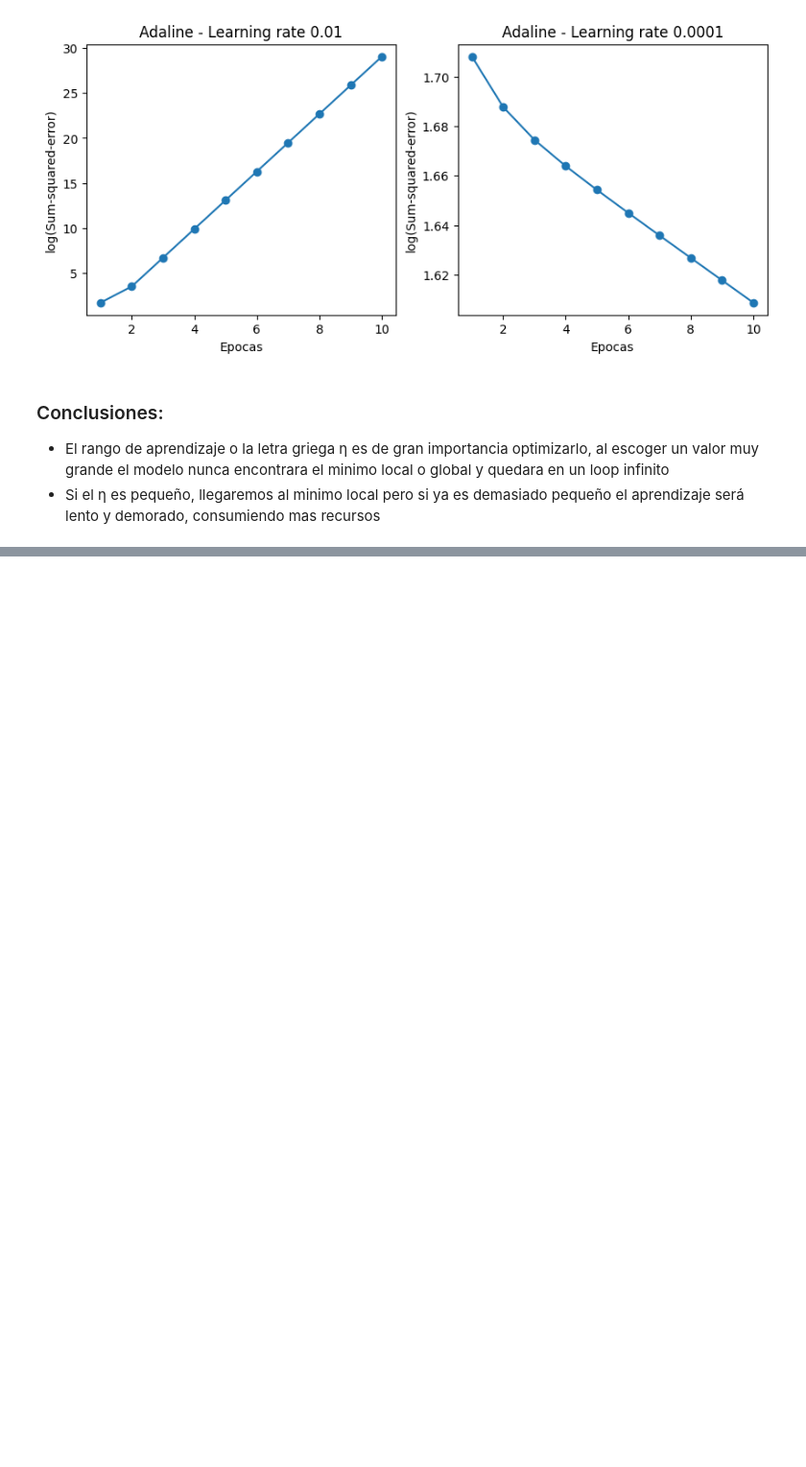
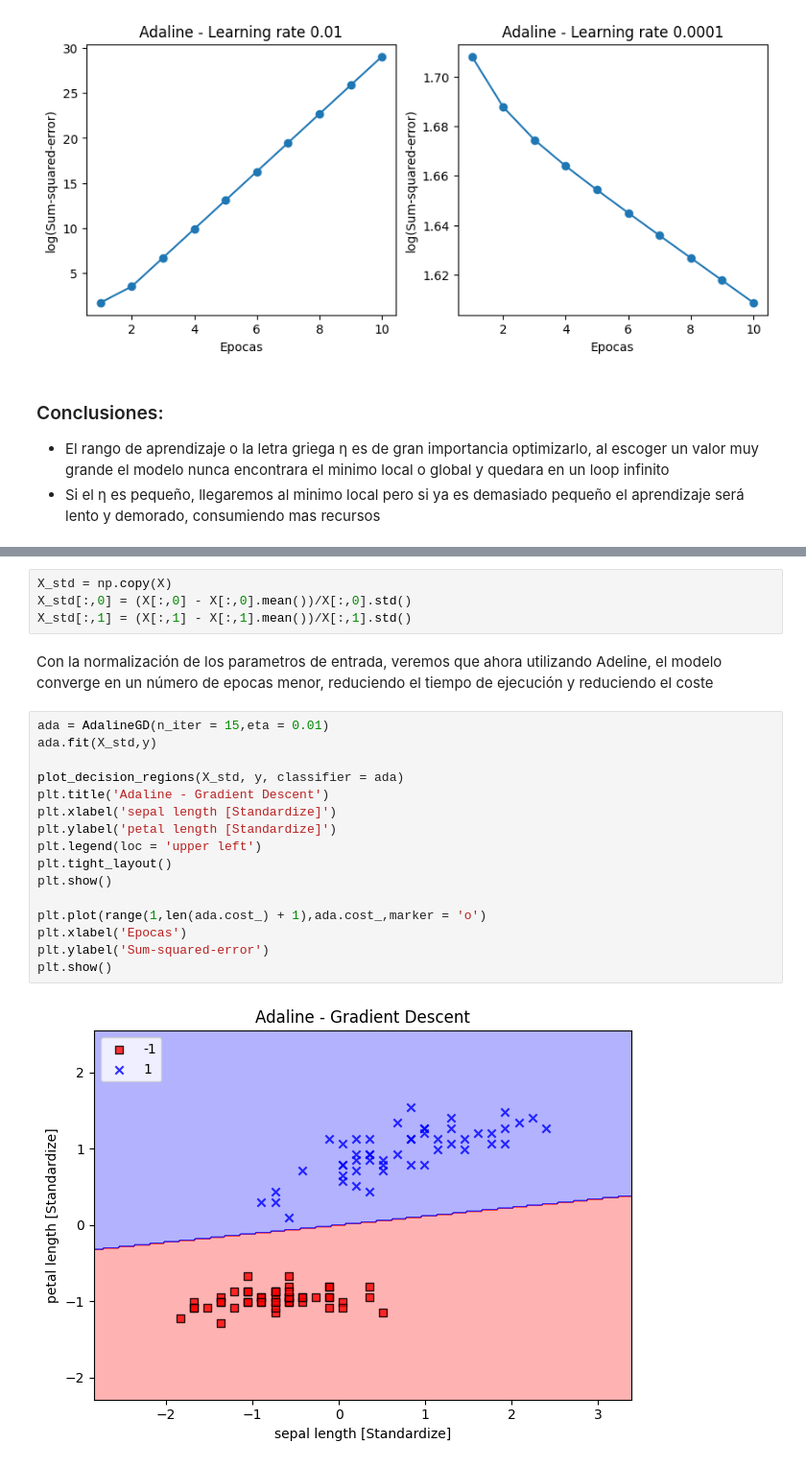
Before and after one commit to danielcala/Book-PythonMachineLearning-Notes, a Jupyter notebook: Chapter_2_PML.ipynb, the cells around one changed output, grey strips where cells are left out. Shown at 96% size. Cells and saved outputs as stored; diff of their text form; blank space fills up the shorter version.

```diff
--- a/Chapter_2_PML.ipynb
+++ b/Chapter_2_PML.ipynb
@@ -213,0 +223,24 @@ plt.show()
+# %%
+X_std = np.copy(X)
+X_std[:,0] = (X[:,0] - X[:,0].mean())/X[:,0].std()
+X_std[:,1] = (X[:,1] - X[:,1].mean())/X[:,1].std()
+# %% [markdown]
+Con la normalización de los parametros de entrada, veremos que ahora utilizando Adeline, el modelo converge en un número de epocas menor, reduciendo el tiempo de ejecución y reduciendo el coste
+# %%
+ada = AdalineGD(n_iter = 15,eta = 0.01)
+ada.fit(X_std,y)
+
+plot_decision_regions(X_std, y, classifier = ada)
+plt.title('Adaline - Gradient Descent')
+plt.xlabel('sepal length [Standardize]')
+plt.ylabel('petal length [Standardize]')
+plt.legend(loc = 'upper left')
+plt.tight_layout()
+plt.show()
+
+plt.plot(range(1,len(ada.cost_) + 1),ada.cost_,marker = 'o')
+plt.xlabel('Epocas')
+plt.ylabel('Sum-squared-error')
+plt.show()
+# %% [output]
+[figure, added]
```
Also changed, not shown: parts of 7 cells of this notebook.
